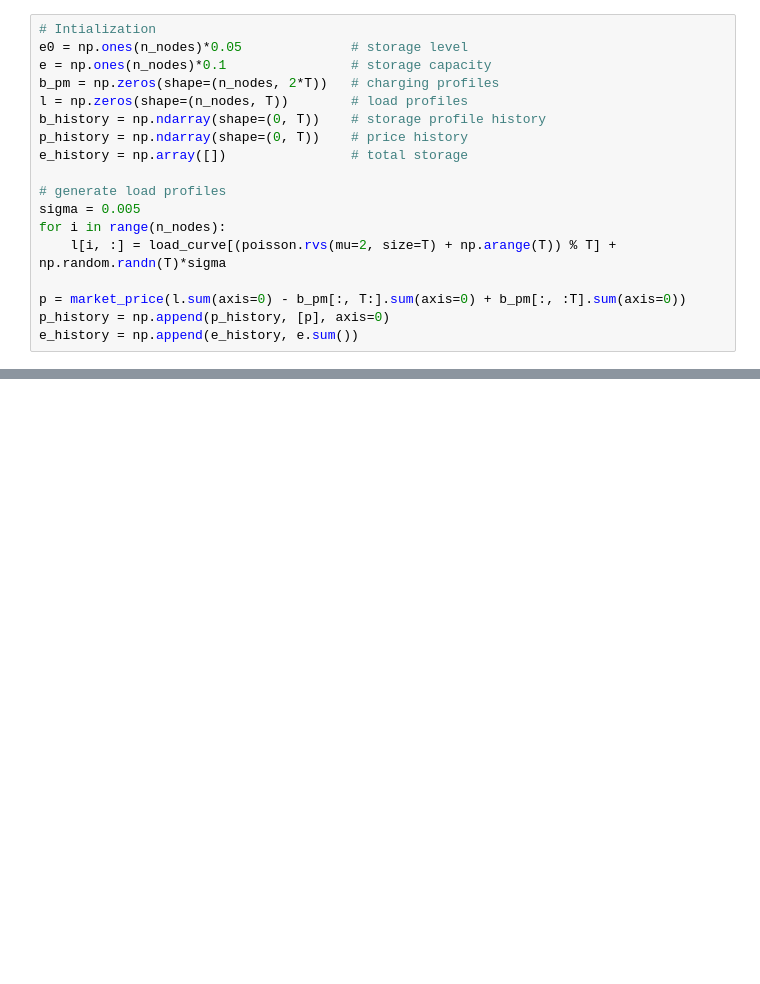
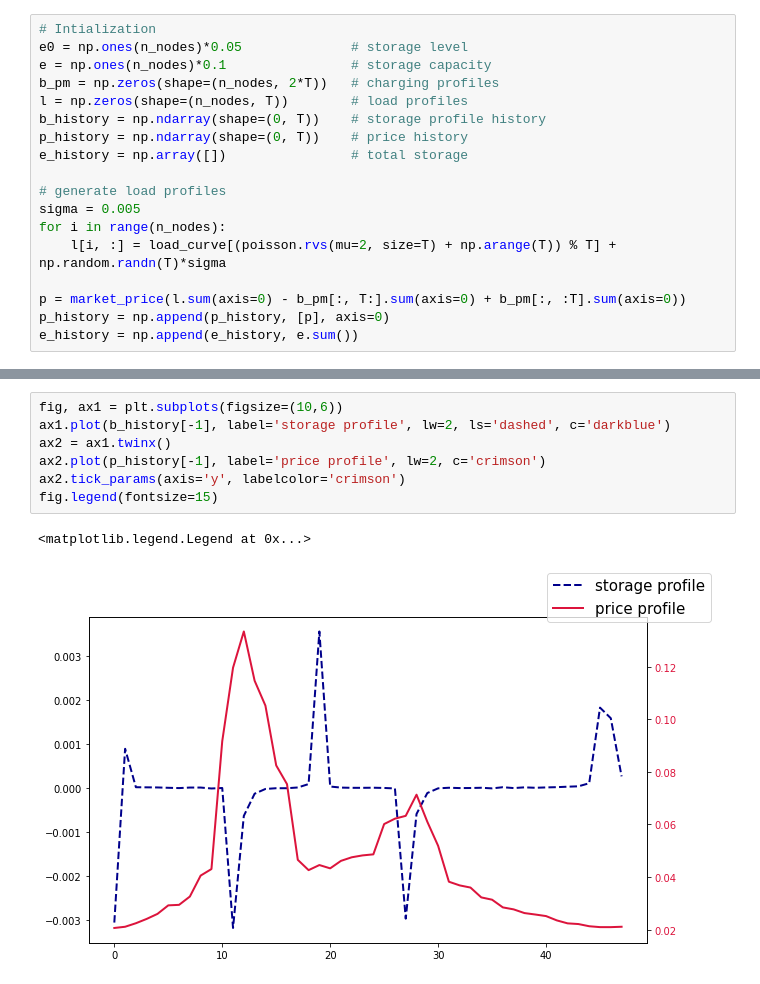
Before and after one commit to rossetl/GT-Smart-Grids, a Jupyter notebook: notebook2.ipynb, the cells around one changed output, grey strips where cells are left out. Drawn from its saved outputs; the diff is of its cells as text; blank space fills up the shorter version.

```diff
--- a/notebook2.ipynb
+++ b/notebook2.ipynb
@@ -473,0 +470,10 @@ array([[1, 2, 3],
+# %%
+fig, ax1 = plt.subplots(figsize=(10,6))
+ax1.plot(b_history[-1], label='storage profile', lw=2, ls='dashed', c='darkblue')
+ax2 = ax1.twinx()
+ax2.plot(p_history[-1], label='price profile', lw=2, c='crimson')
+ax2.tick_params(axis='y', labelcolor='crimson')
+fig.legend(fontsize=15)
+# %% [output]
+<matplotlib.legend.Legend at 0x...>
+[figure, added]
```
Also changed, not shown: parts of 10 cells of this notebook, 2 other files.
